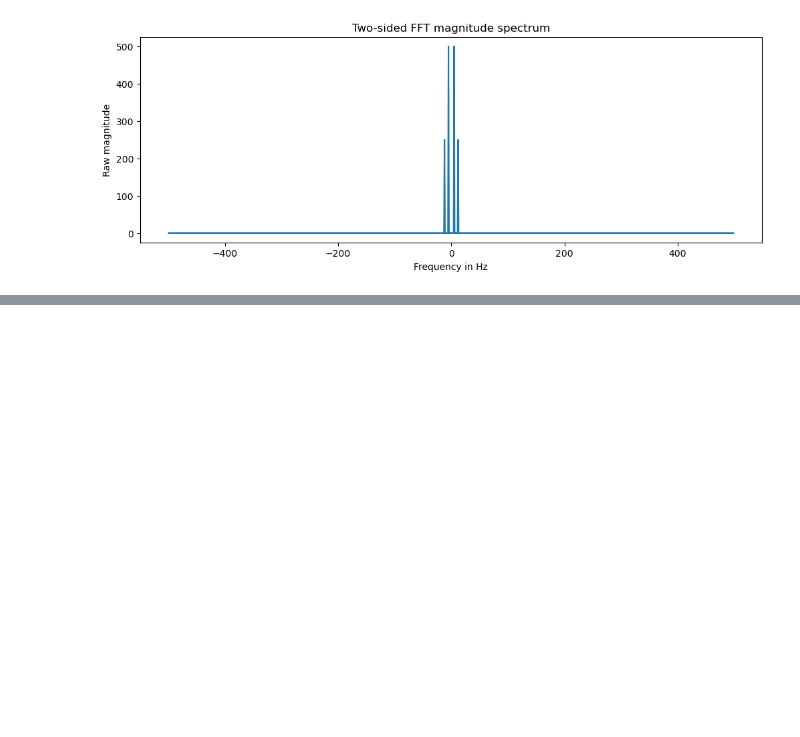
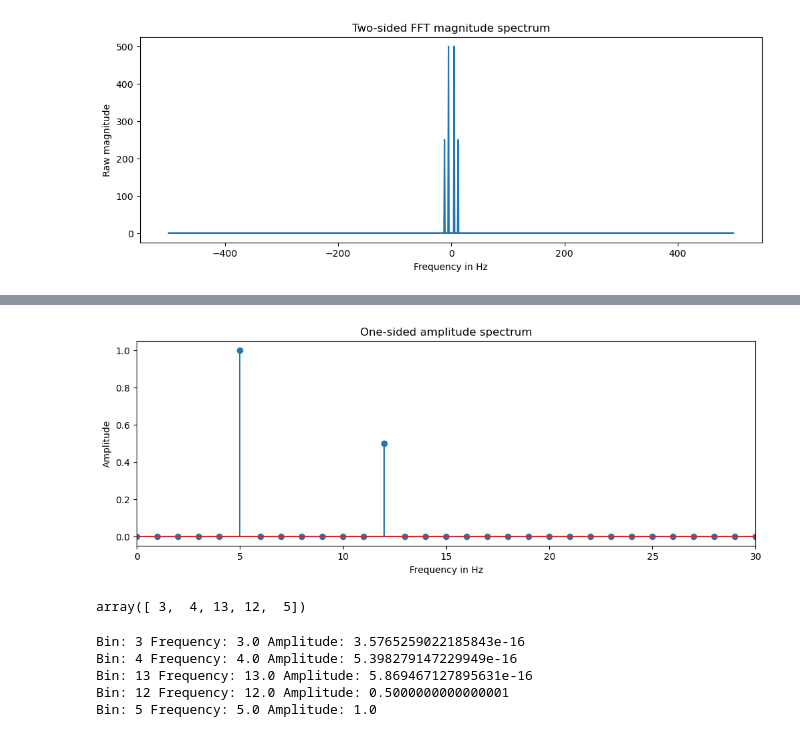
Before and after one commit to ZoroZoro95/Audio-For-ML, a Jupyter notebook: FFT_python.ipynb, the cells around one changed output, grey strips where cells are left out. Drawn from its saved outputs; the diff is of its cells as text; code cells hidden in the pictures; blank space fills up the shorter version.

Commit message:
rfft evaluation

```diff
--- a/FFT_python.ipynb
+++ b/FFT_python.ipynb
@@ -88,0 +195,44 @@ plt.show()
+# %%
+import numpy as np
+import matplotlib.pyplot as plt
+
+sample_rate = 1000
+duration = 1.0
+
+N = int(sample_rate * duration)
+
+n = np.arange(N)
+time = n / sample_rate
+
+signal = (
+    np.sin(2 * np.pi * 5 * time)
+    + 0.5 * np.sin(2 * np.pi * 12 * time)
+)
+
+spectrum = np.fft.rfft(signal)
+
+frequencies = np.fft.rfftfreq(
+    N,
+    d=1 / sample_rate
+)
+
+amplitude_spectrum = np.abs(spectrum) / N
+
+amplitude_spectrum[1:-1] *= 2 #multiply every value by 2 as per formula \X[k]| = A*N//2
+
+plt.figure(figsize=(12, 4))
+
+plt.stem(
+    frequencies,
+    amplitude_spectrum
+)
+
+plt.xlabel("Frequency in Hz")
+plt.ylabel("Amplitude")
+plt.title("One-sided amplitude spectrum")
+
+plt.xlim(0, 30)
+
+plt.show()
+# %% [output]
+[figure, added]
@@ -88,0 +258,25 @@ plt.show()
+# %%
+#inspecting largest freq families
+largest_bins = np.argsort(
+    amplitude_spectrum
+)[-5:]
+#these are the bins where amp is the highest arsort sorts and returns the top 5 which are from values from the right end
+largest_bins
+# %% [output]
+array([ 3,  4, 13, 12,  5])
+# %%
+for k in largest_bins:
+    print(
+        "Bin:",
+        k,
+        "Frequency:",
+        frequencies[k],
+        "Amplitude:",
+        amplitude_spectrum[k]
+    )
+# %% [output]
+Bin: 3 Frequency: 3.0 Amplitude: 3.5765259022185843e-16
+Bin: 4 Frequency: 4.0 Amplitude: 5.398279147229949e-16
+Bin: 13 Frequency: 13.0 Amplitude: 5.869467127895631e-16
+Bin: 12 Frequency: 12.0 Amplitude: 0.5000000000000001
+Bin: 5 Frequency: 5.0 Amplitude: 1.0
```
Also changed, not shown: parts of 9 cells of this notebook.
